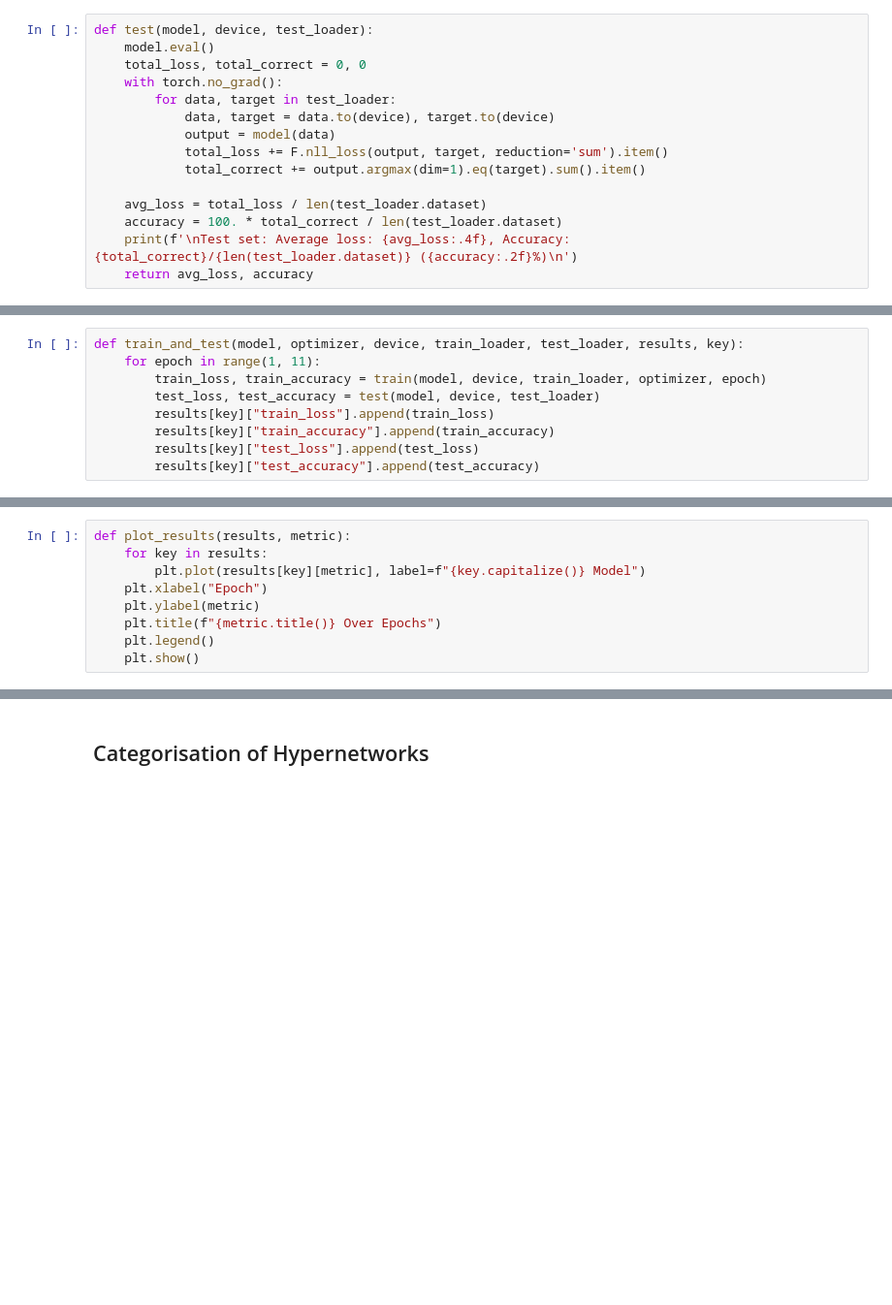
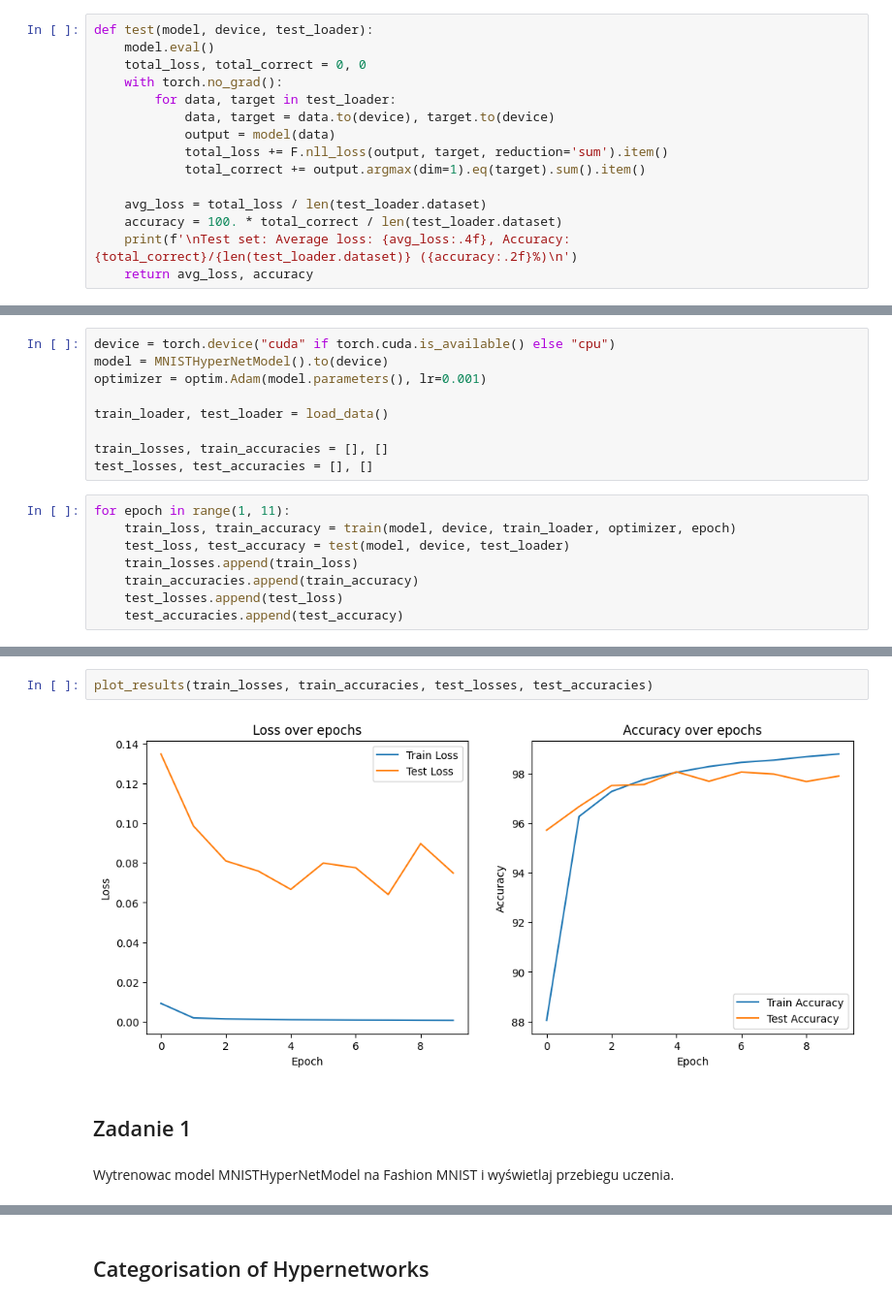
Before and after one commit to vinograpsov/miniproject, a Jupyter notebook: hypernet_final.ipynb, the cells around one changed output, grey strips where cells are left out. Shown: that part at 97% size. Drawn from its saved outputs; the diff is of its cells as text; blank space fills up the shorter version.

```diff
--- a/hypernet_final.ipynb
+++ b/hypernet_final.ipynb
@@ -86,9 +106,17 @@ def test(model, device, test_loader):
+# %%
+device = torch.device("cuda" if torch.cuda.is_available() else "cpu")
+model = MNISTHyperNetModel().to(device)
+optimizer = optim.Adam(model.parameters(), lr=0.001)
+
+train_loader, test_loader = load_data()
+
+train_losses, train_accuracies = [], []
+test_losses, test_accuracies = [], []
 # %%
-def train_and_test(model, optimizer, device, train_loader, test_loader, results, key):
-    for epoch in range(1, 11):
-        train_loss, train_accuracy = train(model, device, train_loader, optimizer, epoch)
-        test_loss, test_accuracy = test(model, device, test_loader)
-        results[key]["train_loss"].append(train_loss)
-        results[key]["train_accuracy"].append(train_accuracy)
-        results[key]["test_loss"].append(test_loss)
-        results[key]["test_accuracy"].append(test_accuracy)
+for epoch in range(1, 11):
+    train_loss, train_accuracy = train(model, device, train_loader, optimizer, epoch)
+    test_loss, test_accuracy = test(model, device, test_loader)
+    train_losses.append(train_loss)
+    train_accuracies.append(train_accuracy)
+    test_losses.append(test_loss)
+    test_accuracies.append(test_accuracy)
@@ -119,9 +140,0 @@ def run_epochs(model_hyper, optimizer_hyper, model_standard, optimizer_standard,
-# %%
-def plot_results(results, metric):
-    for key in results:
-        plt.plot(results[key][metric], label=f"{key.capitalize()} Model")
-    plt.xlabel("Epoch")
-    plt.ylabel(metric)
-    plt.title(f"{metric.title()} Over Epochs")
-    plt.legend()
-    plt.show()
@@ -157,0 +141,8 @@ Test set: Average loss: 0.0365, Accuracy: 9900/10000 (99.00%)
+# %%
+plot_results(train_losses, train_accuracies, test_losses, test_accuracies)
+# %% [output]
+[figure, added]
+# %% [markdown]
+## Zadanie 1
+# %% [markdown]
+Wytrenowac model MNISTHyperNetModel na Fashion MNIST i wyświetlaj przebiegu uczenia.
```
Also changed, not shown: parts of 9 cells of this notebook.
